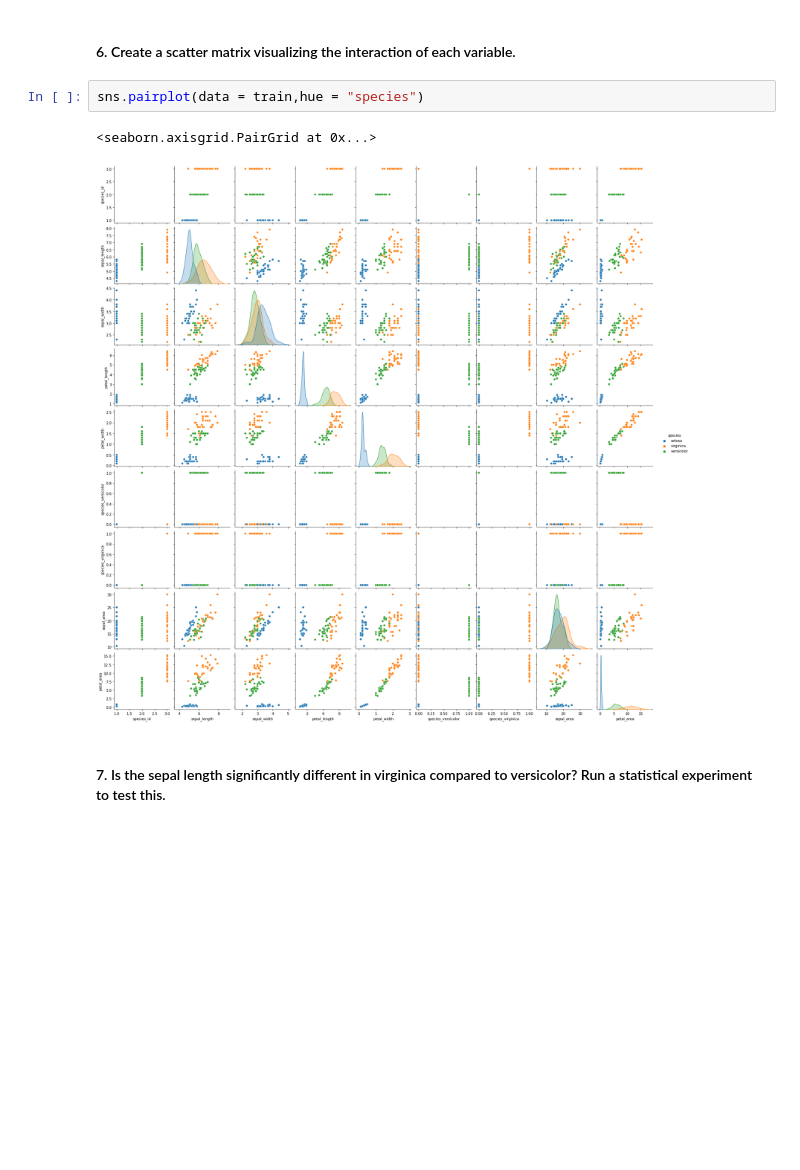
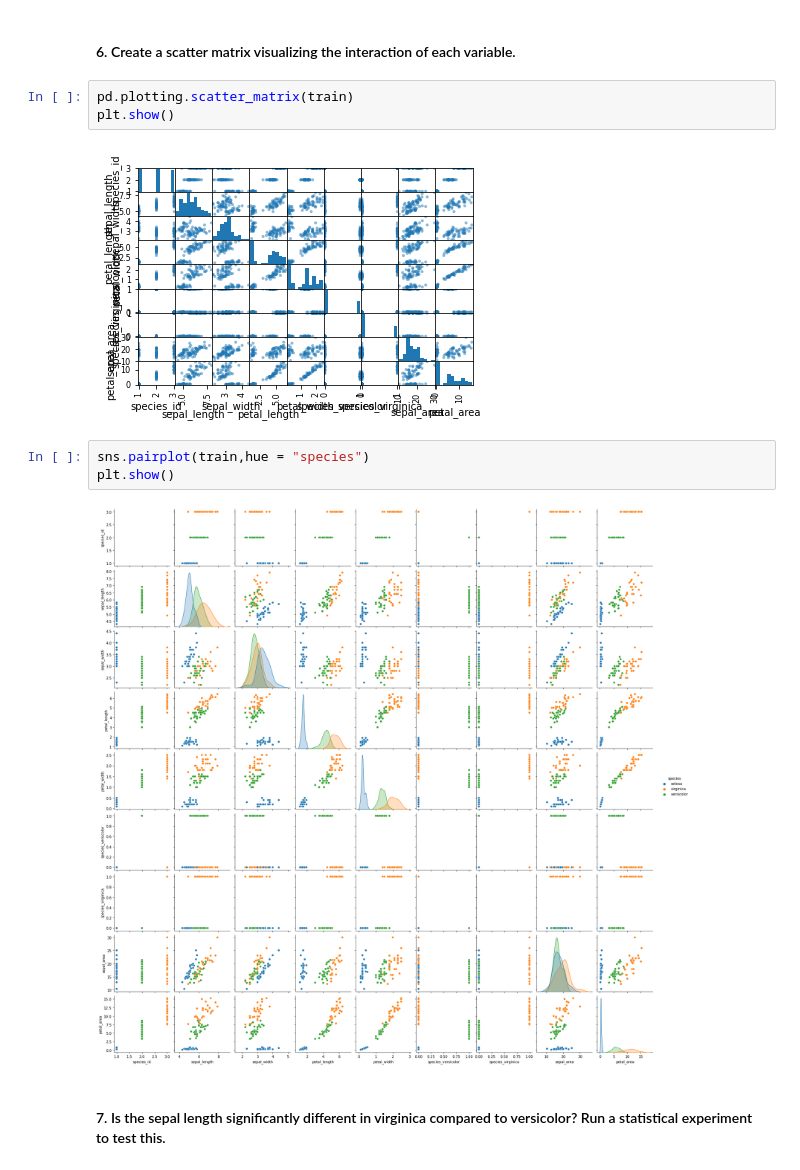
Before and after one commit to JaredVahle/classification-exercises, a Jupyter notebook: explore_exercises.ipynb, the cells around one changed output. Drawn from its saved outputs; the diff is of its cells as text; blank space fills up the shorter version.

```diff
--- a/explore_exercises.ipynb
+++ b/explore_exercises.ipynb
@@ -201,9 +206,14 @@ sepal length and sepal width is not a good measurement to use to differentiate b
 # %% [markdown]
 #### 6. Create a scatter matrix visualizing the interaction of each variable.
+# %%
+pd.plotting.scatter_matrix(train)
+plt.show()
+# %% [output]
+[figure, added]
 # %%
-sns.pairplot(data = train,hue = "species")
+sns.pairplot(train,hue = "species")
+plt.show()
 # %% [output]
-<seaborn.axisgrid.PairGrid at 0x...>
 [figure]
 # %% [markdown]
 #### 7. Is the sepal length significantly different in virginica compared to versicolor? Run a statistical experiment to test this.
```
Also changed, not shown: parts of 3 cells of this notebook, 1 other file.
